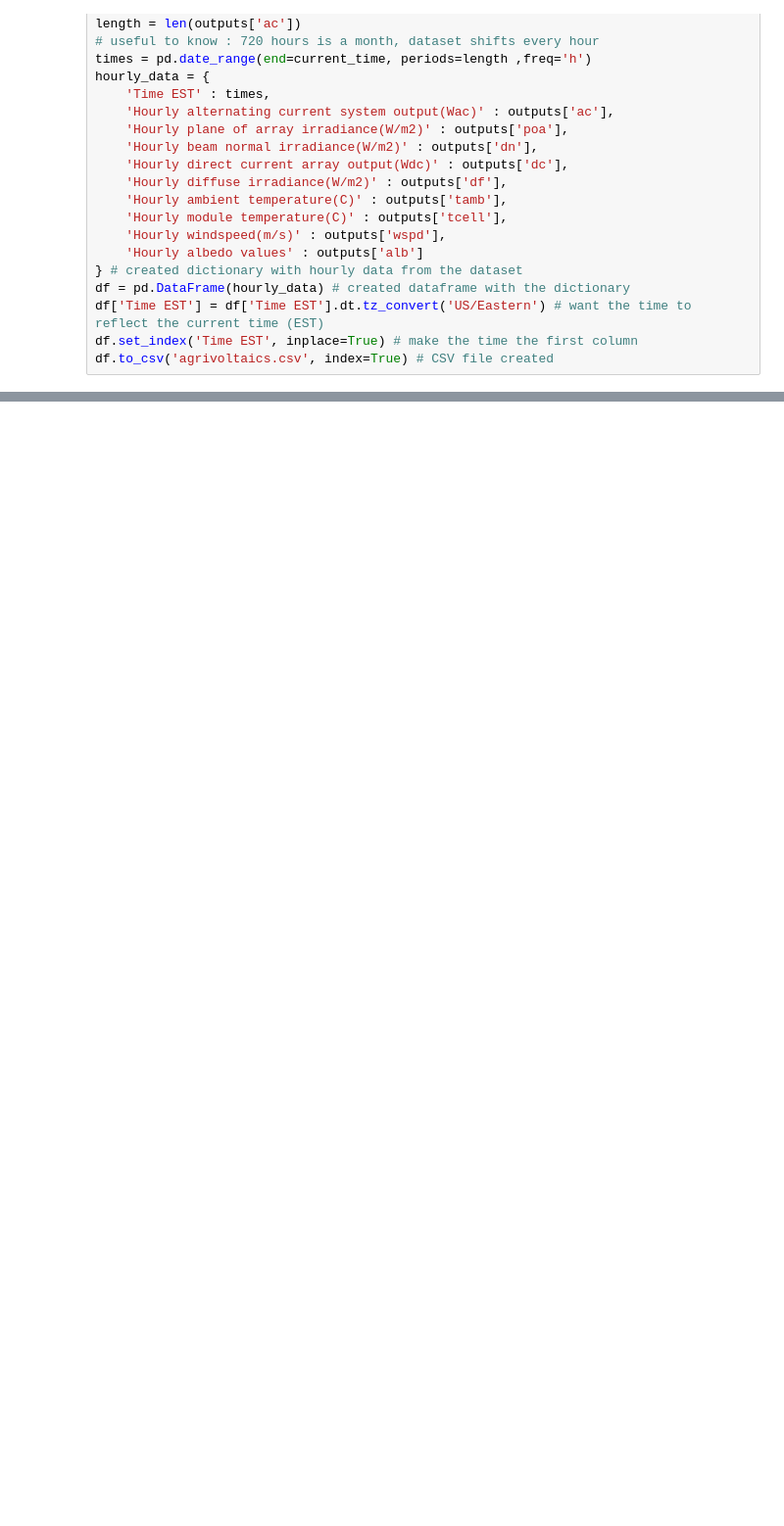
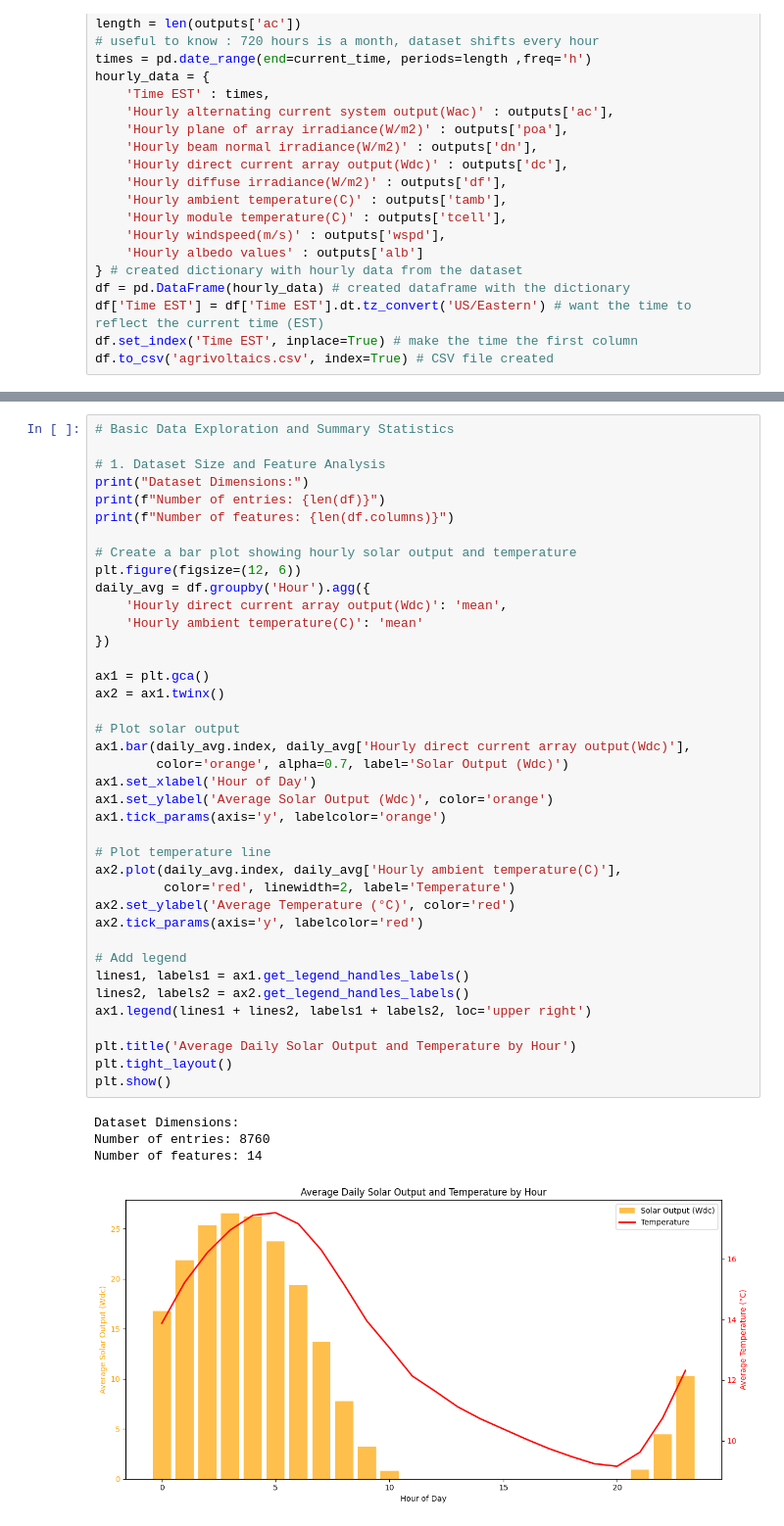
Before and after one commit to MollyCTarter/Agrivoltaics, a Jupyter notebook: Data.ipynb, the cells around one changed output, grey strips where cells are left out. Shown at 98% size. Saved outputs shown, nothing was run; the diff lists cells and outputs as text; blank space fills up the shorter version.

Commit message:
Add data preprocessing including derived columns, system efficiency calculation, exploratory analysis with visualizations, and statistical tests for solar output patterns

```diff
--- a/Data.ipynb
+++ b/Data.ipynb
@@ -46,0 +109,44 @@ df.to_csv('agrivoltaics.csv', index=True) # CSV file created
+# %%
+# Basic Data Exploration and Summary Statistics
+
+# 1. Dataset Size and Feature Analysis
+print("Dataset Dimensions:")
+print(f"Number of entries: {len(df)}")
+print(f"Number of features: {len(df.columns)}")
+
+# Create a bar plot showing hourly solar output and temperature
+plt.figure(figsize=(12, 6))
+daily_avg = df.groupby('Hour').agg({
+    'Hourly direct current array output(Wdc)': 'mean',
+    'Hourly ambient temperature(C)': 'mean'
+})
+
+ax1 = plt.gca()
+ax2 = ax1.twinx()
+
+# Plot solar output
+ax1.bar(daily_avg.index, daily_avg['Hourly direct current array output(Wdc)'],
+        color='orange', alpha=0.7, label='Solar Output (Wdc)')
+ax1.set_xlabel('Hour of Day')
+ax1.set_ylabel('Average Solar Output (Wdc)', color='orange')
+ax1.tick_params(axis='y', labelcolor='orange')
+
+# Plot temperature line
+ax2.plot(daily_avg.index, daily_avg['Hourly ambient temperature(C)'],
+         color='red', linewidth=2, label='Temperature')
+ax2.set_ylabel('Average Temperature (°C)', color='red')
+ax2.tick_params(axis='y', labelcolor='red')
+
+# Add legend
+lines1, labels1 = ax1.get_legend_handles_labels()
+lines2, labels2 = ax2.get_legend_handles_labels()
+ax1.legend(lines1 + lines2, labels1 + labels2, loc='upper right')
+
+plt.title('Average Daily Solar Output and Temperature by Hour')
+plt.tight_layout()
+plt.show()
+# %% [output]
+Dataset Dimensions:
+Number of entries: 8760
+Number of features: 14
+[figure, added]
```
Also changed, not shown: parts of 7 cells of this notebook, 4 other files.
